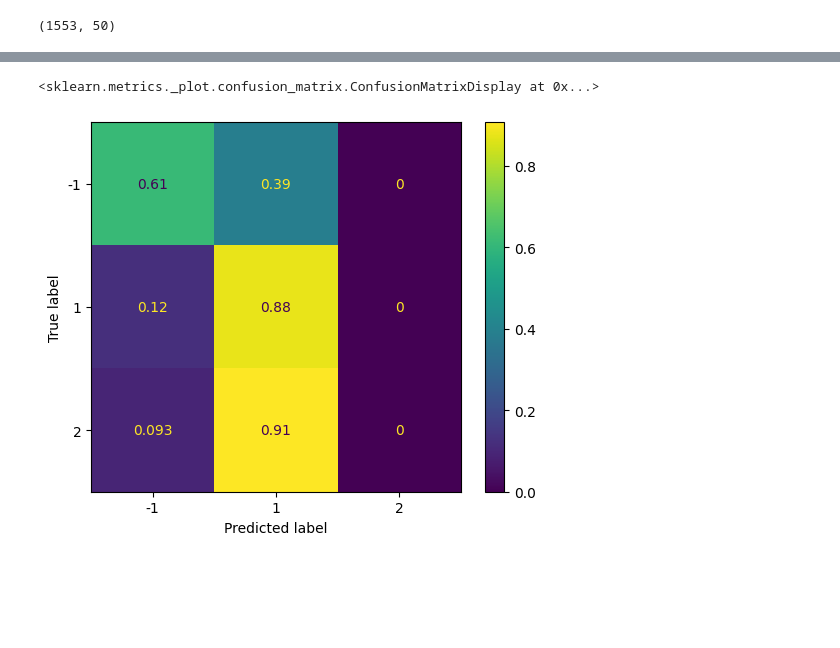
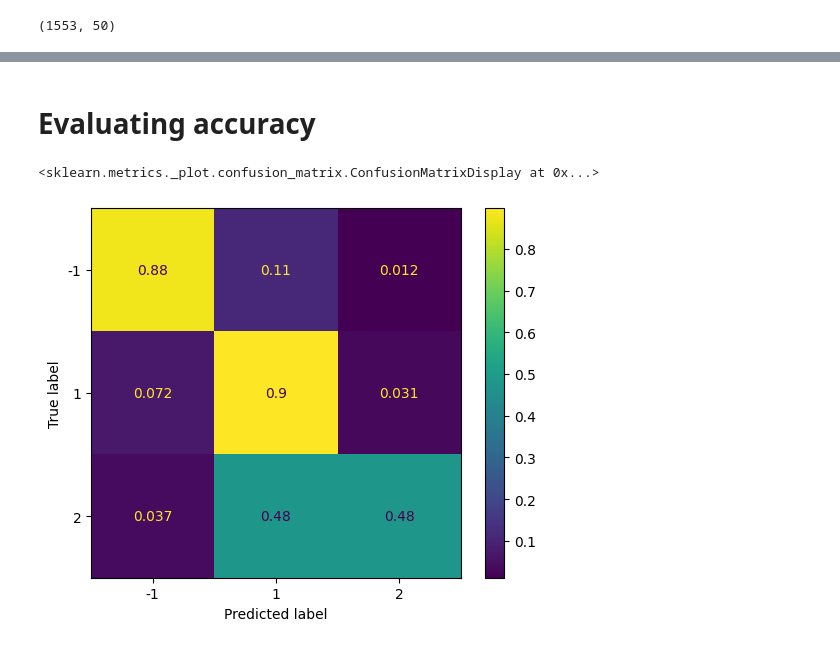
Before and after one commit to LikeMattorSomething/FutureTalentsProjects, a Jupyter notebook: GraceDataMLTests.ipynb, the cells around one changed output, grey strips where cells are left out. Saved outputs shown, nothing was run; the diff lists cells and outputs as text; code cells hidden in the pictures; blank space fills up the shorter version.

```diff
--- a/GraceDataMLTests.ipynb
+++ b/GraceDataMLTests.ipynb
@@ -65,0 +71,39 @@ Top Scores
+# %%
+from sklearn import tree
+from sklearn.metrics import confusion_matrix
+from sklearn.metrics import ConfusionMatrixDisplay
+
+score = 0
+TopTreeDepth = ""
+
+for TreeDepth in range(0,30):
+
+  if TreeDepth == 0:
+    TreeDepth = None
+
+  desisionTreeClassifier = tree.DecisionTreeClassifier(max_depth=TreeDepth)
+  desisionTreeClassifier = desisionTreeClassifier.fit(X_train, y_train)
+
+  desisionTreeClassifier.fit(X_train, y_train)
+
+  #tree.plot_tree(desisionTreeClassifier)
+  print(TreeDepth)
+  print(desisionTreeClassifier.score(X_test, y_test))
+
+  if desisionTreeClassifier.score(X_test, y_test) > score:
+    score = desisionTreeClassifier.score(X_test, y_test)
+    TopTreeDepth = TreeDepth
+
+print("Top Scores")
+print(TopTreeDepth)
+print(score)
+
+desisionTreeClassifier = tree.DecisionTreeClassifier(max_depth=TopTreeDepth)
+desisionTreeClassifier = desisionTreeClassifier.fit(X_train, y_train)
+
+
+PredictedResults = desisionTreeClassifier.predict(X_test)
+ActualResults = y_test
+
+confusion_matrix(ActualResults, PredictedResults)
+ConfusionMatrixDisplay.from_estimator(desisionTreeClassifier, X_test, y_test,normalize="true")
@@ -66,15 +130,18 @@ Top Scores
+# %% [markdown]
+# Evaluating accuracy
 # %%
 from sklearn.metrics import confusion_matrix
 from sklearn.metrics import ConfusionMatrixDisplay
 
 knnc = KNeighborsClassifier(int(12),weights="distance")
 knnc.fit(X_train, y_train)
 
-PredictedResults = knnc.predict(X_test)
+PredictedResults = desisionTreeClassifier.predict(X_test)
 ActualResults = y_test
 
 confusion_matrix(ActualResults, PredictedResults)
-ConfusionMatrixDisplay.from_estimator(knnc, X_test, y_test,normalize="true")
+#ConfusionMatrixDisplay.from_estimator(knnc, X_test, y_test)
+ConfusionMatrixDisplay.from_estimator(desisionTreeClassifier, X_test, y_test,normalize="true")
 # %% [output]
 <sklearn.metrics._plot.confusion_matrix.ConfusionMatrixDisplay at 0x...>
-[figure, old version]
+[figure, new version]
```
Also changed, not shown: parts of 6 cells of this notebook.
